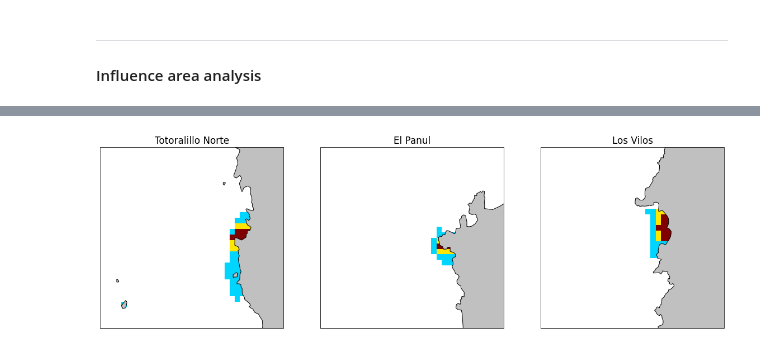
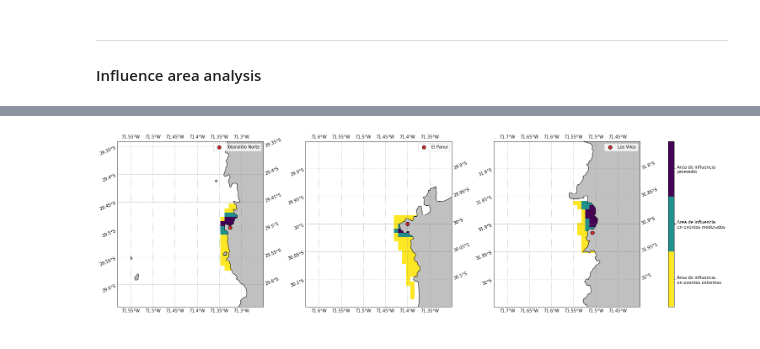
Before and after one commit to lucasglasner/CROCOSIMS, a Jupyter notebook: SIMSEQUIA/analysis_rund1.ipynb, the cells around one changed output, grey strips where cells are left out. Drawn from its saved outputs; the diff is of its cells as text; code cells hidden in the pictures.

```diff
--- a/SIMSEQUIA/analysis_rund1.ipynb
+++ b/SIMSEQUIA/analysis_rund1.ipynb
@@ -64,7 +62,7 @@ coastline = gpd.read_file('~/storage/VECTORIAL/limites/chilecontinental.gpkg')
 gridd1 = xr.open_dataset('~/storage/SEQUIA/crocod1_grd.nc').load()
 # %%
 # Load control simulation
-pathsavg_control = sorted(glob('data/DESALADORAS_RUND1/*avg*'))[:-1]
+pathsavg_control = sorted(glob('data/DESALADORAS_RUND1/*avg*'))
 control_avg      = xr.open_mfdataset(pathsavg_control, parallel=True)
 control_avg      = fix_crocotime(control_avg, YORIG='1949-12-30 23:59:50')
 control_avg      = center_crocogrid(control_avg, control_avg.keys())
@@ -208,7 +246,7 @@ ax2.annotate('Los Vilos', xy=(-31.9, 360-71.55), xytext=(-31.9,288.25), ha='cent
 Text(-31.9, 288.25, 'Los Vilos')
 [figure]
 # %%
-fig, ax = plt.subplots(3,1, sharex=True, sharey=True, figsize=(18,7))
+fig, ax = plt.subplots(3,1, sharex=True, sharey=True, figsize=(20,7))
 
 paneltitle=['(A) Totoralillo Norte bottom salinity (h=20m)',
             '(B) El Panul bottom salinity (h=25m)',
@@ -247,8 +285,8 @@ for axis in ax.ravel():
     axis.set_xlabel('')
     axis.set_title('')
     axis.xaxis.set_minor_locator(mdates.MonthLocator(range(2,13)))
-    axis.xaxis.set_minor_formatter(mdates.DateFormatter('%b'))
+    axis.xaxis.set_minor_formatter(mdates.DateFormatter('%m'))
     axis.xaxis.set_major_locator(mdates.YearLocator())
-    axis.xaxis.set_major_formatter(mdates.DateFormatter('\n%Y-%b'))
-    axis.set_xlim(pd.to_datetime('2001'),pd.to_datetime('2003'))
+    axis.xaxis.set_major_formatter(mdates.DateFormatter('\n%Y-%m'))
+    axis.set_xlim(pd.to_datetime('2001'),pd.to_datetime('2005'))
 # %% [output]
@@ -301,10 +317,0 @@ zrivers_cross.name  = 'z_rho'
-# %%
-fig, ax = plt.subplots(1,3, sharey=True, figsize=(20,4))
-lims = [(100,130),(80,125),(80,115)]
-for i,axis in enumerate(ax):
-    bias = saltrivers_cross.sel(eta_rho=gridpoints[i]).std('time')-saltcontrol_cross.sel(eta_rho=gridpoints[i]).std('time')
-    bias.coords['z'] = zcontrol_cross.sel(eta_rho=gridpoints[i]).mean('time')
-    bias.plot(ax=axis,y='z',add_colorbar=False, vmin=-0.1, vmax=0.1, cmap='RdBu_r')
-
-    # axis.set_xlim(lims[i])
-    axis.set_ylim(-100,0)
@@ -369,28 +374,41 @@ for i, axis in enumerate(ax.ravel()):
 # %%
 fig, ax = plt.subplots(1,3, subplot_kw={'projection':ccrs.PlateCarree()}, figsize=(20,10))
+fig.tight_layout(pad=10)
 points     = [(-29.49, 360-71.4),(-30, 360-71.45),(-31.9, 360-71.55)]
+points2    = [(-29.497,-71.325426),(-30,-71.400538),(-31.916072,-71.507344)]
 lonoffsets = -0.18,0.15
-latoffsets = -0.13,0.13
+latoffsets = -0.15,0.15
 titles = ['Totoralillo Norte', 'El Panul', 'Los Vilos']
 gpoints = [406,341,105]
+MASKS = []
 for i, axis in enumerate(ax.ravel()):
     p = points[i]
+    p2 = points2[i]
     lonmin,lonmax=p[1]+lonoffsets[0],p[1]+lonoffsets[1]
     latmin,latmax=p[0]+latoffsets[0],p[0]+latoffsets[1]
     axis.set_extent([lonmin,lonmax,latmin,latmax])
     coastline.plot(ax=axis, edgecolor='k', color='silver',zorder=2)
 
     x = croco_sellonlatbox(salt_control,lonmin,lonmax,latmin,latmax+0.1).isel(s_rho=0).ffill('xi_rho')
     y = croco_sellonlatbox(salt_rivers,lonmin,lonmax,latmin,latmax+0.1).isel(s_rho=0).ffill('xi_rho')
 
     mask0 = (y-x).quantile(0.5, 'time')  > x.std('time').where(x.std('time')==x.std('time').isel(xi_rho=-1)).bfill('xi_rho')
     mask1 = (y-x).quantile(0.75,'time')  > x.std('time').where(x.std('time')==x.std('time').isel(xi_rho=-1)).bfill('xi_rho')
     mask2 = (y-x).quantile(0.90,'time')  > x.std('time').where(x.std('time')==x.std('time').isel(xi_rho=-1)).bfill('xi_rho')
 
     mask = mask0.astype(float)+mask1.astype(float)+mask2.astype(float)
     mask = mask.where(mask>=1)
 
-    mask.plot(ax=axis, add_colorbar=False, x='lon_rho', y='lat_rho', cmap='jet', vmin=0, vmax=3)
-    axis.set_title(titles[i])
+    m=mask.plot.pcolormesh(ax=axis, add_colorbar=False, x='lon_rho', y='lat_rho', cmap=plt.cm.get_cmap('viridis_r',3))
+    axis.set_title('')
+    axis.scatter(p2[1],p2[0], zorder=15, s=70, edgecolor='k', color='tab:red',label=titles[i])
+    axis.legend()
+    gl=axis.gridlines(draw_labels=True, linestyle=":", color='grey')
+    gl.ylabel_style={'rotation':90,'va':'center'}
+
+box  = ax[-1].get_position()
+cax  = fig.add_axes([box.xmax*1.05,box.ymin,0.01, box.ymax-box.ymin])
+cbar = fig.colorbar(m,cax=cax,ticks=[1.3333,2,2.6666])
+cbar.set_ticklabels(['Area de influencia\npromedio', 'Area de influencia\nen eventos moderados','Area de influencia\nen eventos extremos'][::-1])
 # %% [output]
-[figure, old version]
+[figure, new version]
```
Also changed, not shown: parts of 16 cells of this notebook.
